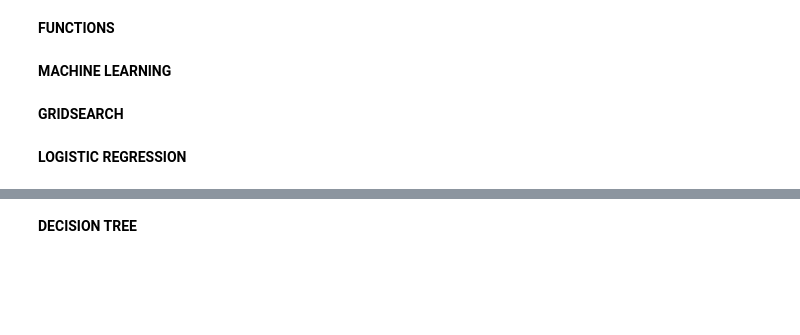
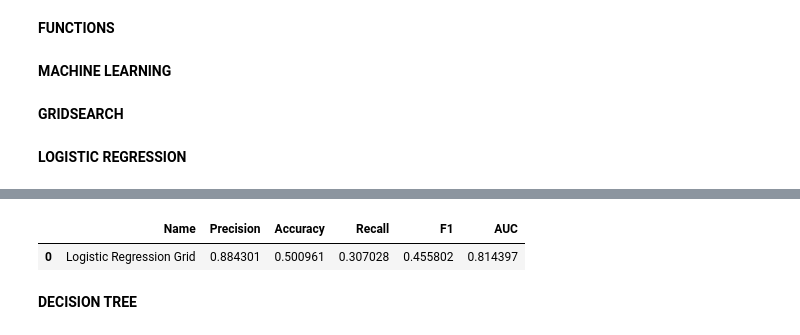
Before and after one commit to ItsAksai/UNSW-NB15-binary-classification, a Jupyter notebook: ML.ipynb, the cells around one changed output, grey strips where cells are left out. Saved outputs shown, nothing was run; the diff lists cells and outputs as text; code cells hidden in the pictures; blank space fills up the shorter version.

```diff
--- a/ML.ipynb
+++ b/ML.ipynb
@@ -33,10 +33,4 @@ with open('C:/Users/aksha/Project/Intrusion_pickle/saved_dict.pkl','rb') as to_r
     saved_dict = pickle.load(to_read)
-# %%
-with open('C:/Users/aksha/Project/Intrusion_pickle/xtrain.pkl','rb') as to_read:
-    xtrain,ytrain = pickle.load(to_read)
-# %%
-with open('C:/Users/aksha/Project/Intrusion_pickle/xval.pkl','rb') as to_read:
-    xval,yval = pickle.load(to_read)
 # %%
 x_train = x_train.sparse.to_dense()
 # %%
@@ -279,7 +273,7 @@ logreg_params = {
 #with open(os.path.join(os.getcwd(),'ML_models_results/logreg_grid.pkl'),'wb') as to_write:
 #    pickle.dump(logreg_grid,to_write)
 
-#with open(os.path.join(os.getcwd(),'ML_models_results/logreg_grid.pkl'),'rb') as to_read:
-#  logreg_grid = pickle.load(to_read)
+with open(os.path.join(os.getcwd(),'ML_models_results/logreg_grid.pkl'),'rb') as to_read:
+  logreg_grid = pickle.load(to_read)
 # %%
 pred_scores(logreg_grid,'Logitic Regression',x_test,y_test,x_train,y_train,'recall')
@@ -291,6 +297,9 @@ Logistic_Regression
 # %%
-LogisticRegression_result = pd.concat([LogisticRegression_result,make_table_results(logreg_grid,'Logistic Regression Grid',0.5,x_test,y_test)],ignore_index=True)
+LogisticRegression_result = make_table_results(logreg_grid,'Logistic Regression Grid',0.5,x_test,y_test)
 LogisticRegression_result
+# %% [output]
+|  | Name | Precision | Accuracy | Recall | F1 | AUC |
+| 0 | Logistic Regression Grid | 0.884301 | 0.500961 | 0.307028 | 0.455802 | 0.814397 |
 # %% [markdown]
 **DECISION TREE**
 # %%
```
Also changed, not shown: parts of 55 cells of this notebook, 1 other file.
